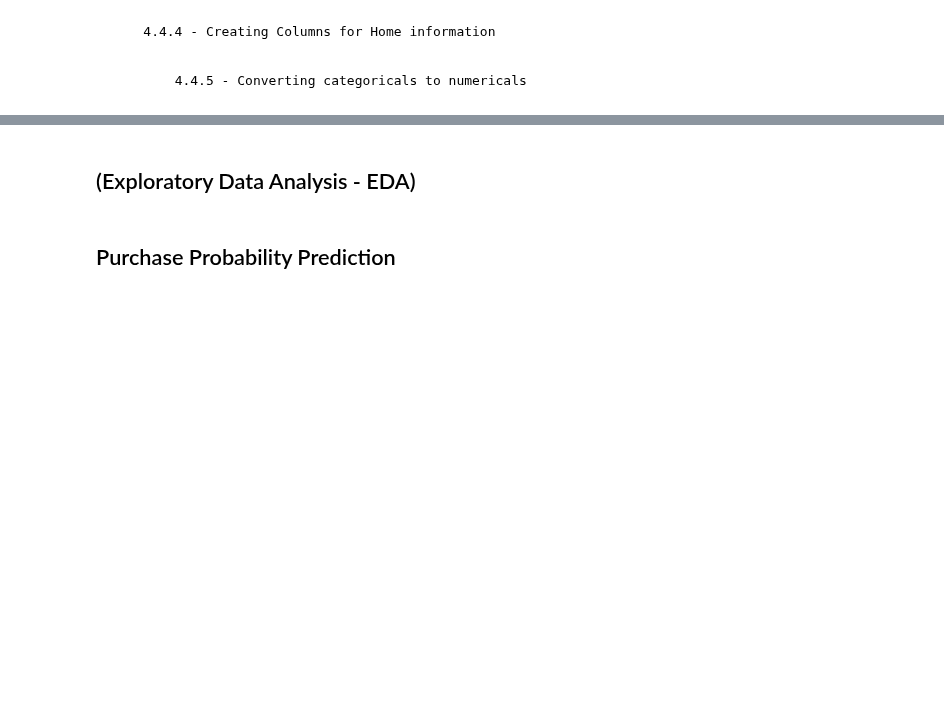
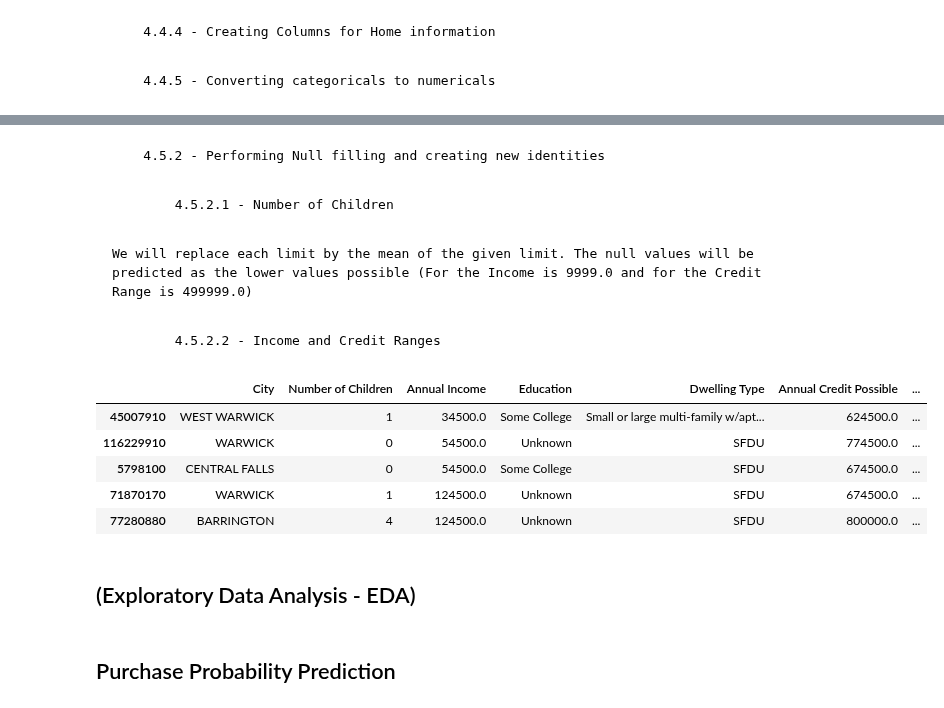
Before and after one commit to mllogeo/MLPGD_Capstone_Project, a Jupyter notebook: scripts/main.ipynb, the cells around one changed output, grey strips where cells are left out. Drawn from its saved outputs; the diff is of its cells as text; code cells hidden in the pictures; blank space fills up the shorter version.

```diff
--- a/scripts/main.ipynb
+++ b/scripts/main.ipynb
@@ -1027,0 +1103,47 @@ checkpoint_2[sequence[3]].head()
+# %% [markdown]
+        4.5.2 - Performing Null filling and creating new identities
+# %% [markdown]
+            4.5.2.1 - Number of Children
+# %%
+for idx in tqdm_notebook(checkpoint_2[sequence[4]].index, desc='Process Progress'): # For each row
+    for c in checkpoint_2[sequence[4]].columns: # For all columns on the given dataframe
+
+        if c == 'Number of Children': # if we the given column is the Number of Children
+
+            if pd.isnull(checkpoint_2[sequence[4]][c][idx]): # if the given Household Key has a null value for the Number of Children column
+
+                checkpoint_2[sequence[4]].at[idx, c] = 0 # we replace it by zero
+
+            else:
+
+                entry =  checkpoint_2[sequence[4]][c][idx].split()[0] # we check the first part of the string
+
+                if (entry == 'No'):
+
+                    checkpoint_2[sequence[4]].at[idx, c] = 0 # we replace it by zero, because there is no children for the given Household
+
+                elif (entry == 'One'):
+
+                    checkpoint_2[sequence[4]].at[idx, c] = 1 # we replace it by one, because there is one children for the given Household
+
+                elif (entry == 'Two'):
+
+                    checkpoint_2[sequence[4]].at[idx, c] = 2 # we replace it by two, because there are two children for the given Household
+
+                elif (entry == 'Three'):
+
+                    checkpoint_2[sequence[4]].at[idx, c] = 3 # we replace it by three, because there are three children for the given Household
+
+                elif (entry == 'Four'):
+
+                    checkpoint_2[sequence[4]].at[idx, c] = 4 # we replace it by four, because there are four children for the given Household
+
+                elif (entry == 'Five'):
+
+                    checkpoint_2[sequence[4]].at[idx, c] = 5 # we replace it by five, because there are five children for the given Household
+
+                elif (entry == 'Six'):
+
+                    checkpoint_2[sequence[4]].at[idx, c] = 6 # we replace it by six, because there are six children for the given Household
+
+checkpoint_2[sequence[4]]['Number of Children'] = checkpoint_2[sequence[4]]['Number of Children'].astype(int) # converting to iterger type
@@ -1027,0 +1219,4 @@ checkpoint_2[sequence[3]].head()
+# %% [markdown]
+    We will replace each limit by the mean of the given limit. The null values will be predicted as the lower values possible (For the Income is 9999.0 and for the Credit Range is 499999.0)
+# %% [markdown]
+            4.5.2.2 - Income and Credit Ranges
@@ -1028,3 +1292,12 @@ checkpoint_2[sequence[3]].head()
+# %%
+checkpoint_2[sequence[4]].head()
+# %% [output]
+|  | City | Number of Children | Annual Income | Education | Dwelling Type | Annual Credit Possible | ... |
+| 45007910 | WEST WARWICK | 1 | 34500.0 | Some College | Small or large multi-family w/apt... | 624500.0 | ... |
+| 116229910 | WARWICK | 0 | 54500.0 | Unknown | SFDU | 774500.0 | ... |
+| 5798100 | CENTRAL FALLS | 0 | 54500.0 | Some College | SFDU | 674500.0 | ... |
+| 71870170 | WARWICK | 1 | 124500.0 | Unknown | SFDU | 674500.0 | ... |
+| 77280880 | BARRINGTON | 4 | 124500.0 | Unknown | SFDU | 800000.0 | ... |
 # %% [markdown]
 ## (Exploratory Data Analysis - EDA)
 # %% [markdown]
```
Also changed, not shown: parts of 32 cells of this notebook.
